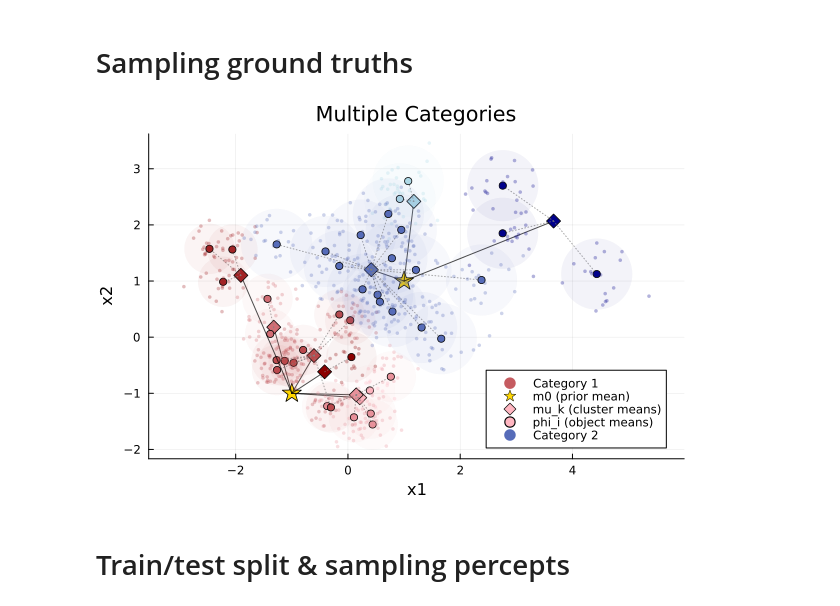
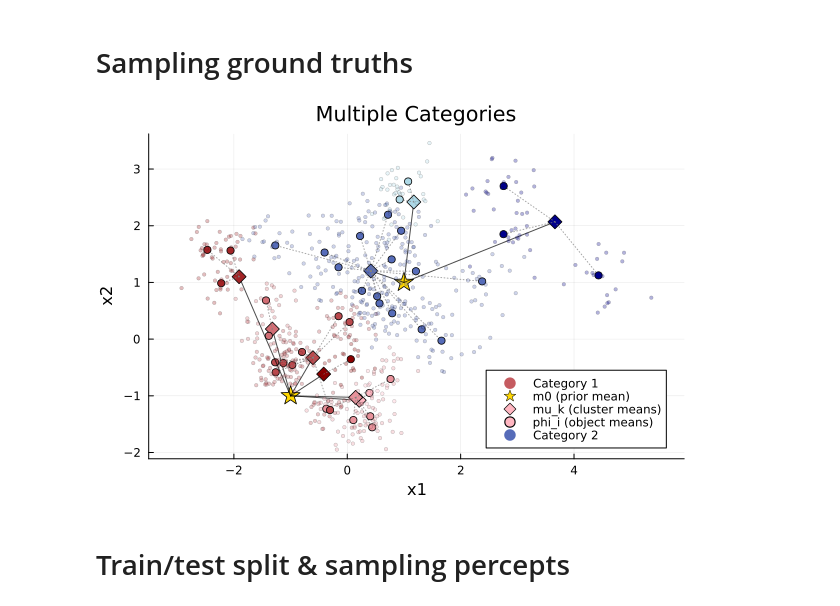
Before and after one commit to lilyzihuizhu/object-aware-hdp, a Jupyter notebook: generate_data.ipynb, the cells around one changed output. Saved outputs shown, nothing was run; the diff lists cells and outputs as text; code cells hidden in the pictures.

```diff
--- a/generate_data.ipynb
+++ b/generate_data.ipynb
@@ -34,9 +34,9 @@ hyper2 = ObjectAwareHDPHyperparams(
 category2 = sample_category(j=2, Ii=Ii, O=O, d=D, alpha=ALPHA, hyper=hyper2, rng=MersenneTwister(56)); # 43, 53, 54, 56
 @save "ground_truth_category2.jld2" hyper2 category2
 # %%
-plot_categories([category1, category2], [hyper1, hyper2])
+plot_categories([category1, category2], [hyper1, hyper2], plot_circles=false)
 # %% [output]
-[figure, old version]
+[figure, new version]
 # %% [markdown]
 # Train/test split & sampling percepts
 # %% [markdown]
```
Also changed, not shown: parts of 4 cells of this notebook, 1 other file.
